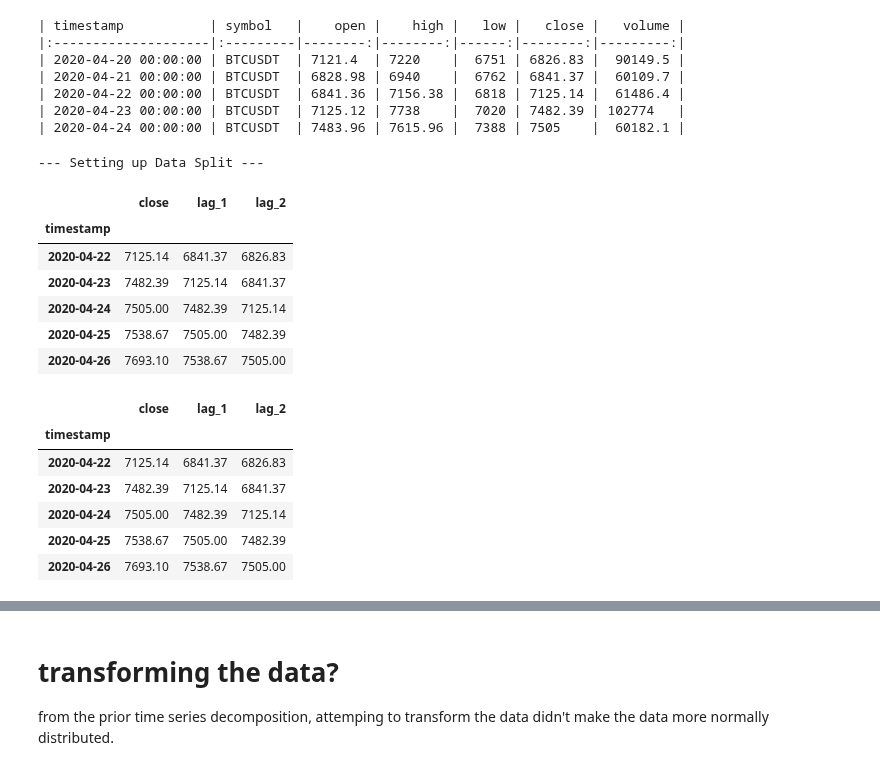
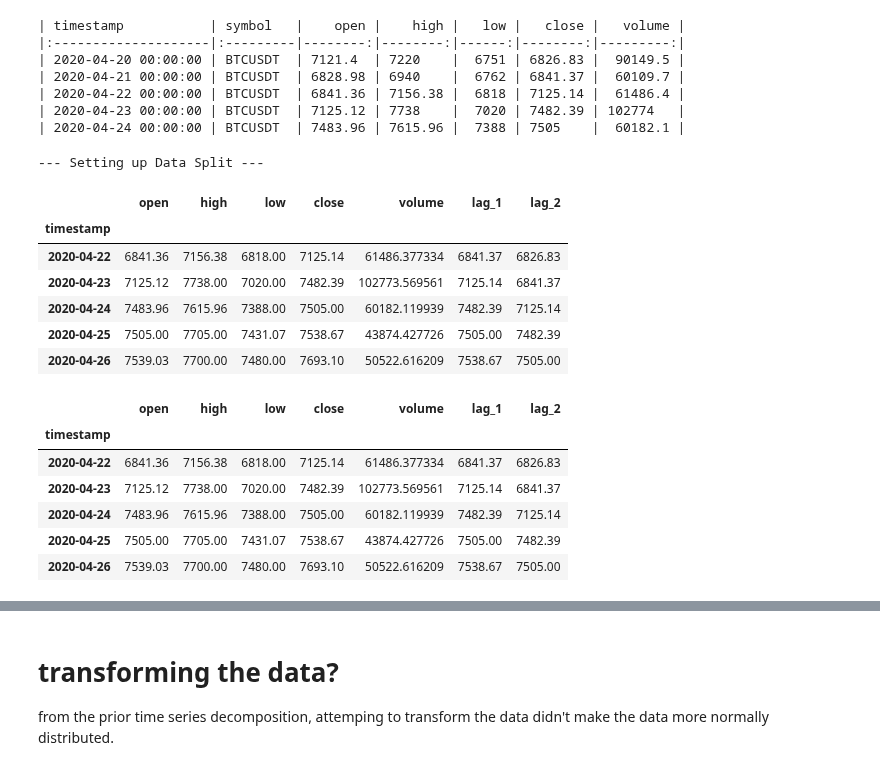
Before and after one commit to RalleyD/COM724_AE2, a Jupyter notebook: notebooks/xgboost-time-series.ipynb, the cells around one changed output, grey strips where cells are left out. Drawn from its saved outputs; the diff is of its cells as text; code cells hidden in the pictures.

```diff
--- a/notebooks/xgboost-time-series.ipynb
+++ b/notebooks/xgboost-time-series.ipynb
@@ -15,33 +15,33 @@ print(btc_5y_df.head().to_markdown())
 | 2020-04-24 00:00:00 | BTCUSDT  | 7483.96 | 7615.96 |  7388 | 7505    |  60182.1 |
 # %%
 # close prices
-btc_5y_close_df = btc_5y_df.loc[:, 'close']
+btc_5y_close_df = btc_5y_df.drop("symbol", axis=1) #.loc[:, 'close']
 
 print("\n--- Setting up Data Split ---")
 
 # Ensure data is sorted by time
-btc_5y_close_df = btc_5y_close_df.sort_index()
-btc_5y_close_df = btc_5y_close_df.to_frame()
+# btc_5y_close_df = btc_5y_close_df.sort_index()
+# btc_5y_close_df = btc_5y_close_df.to_frame()
 
 # Create lag features
 for lag in range(1, 3):  # Lags from 1 to 2 days
     btc_5y_close_df[f'lag_{lag}'] = btc_5y_close_df['close'].shift(lag)
 
 # Drop NaN values caused by lagging
 btc_5y_close_df = btc_5y_close_df.dropna()
 
 # Restore the 'close' column name
 # btc_5y_close_df = btc_5y_close_df.rename(columns={'close': 'close'})
 btc_5y_close_df.head()
 # %% [output]
 --- Setting up Data Split ---
-|  | close | lag_1 | lag_2 |
-| timestamp |  |  |  |
-| 2020-04-22 | 7125.14 | 6841.37 | 6826.83 |
-| 2020-04-23 | 7482.39 | 7125.14 | 6841.37 |
-| 2020-04-24 | 7505.00 | 7482.39 | 7125.14 |
-| 2020-04-25 | 7538.67 | 7505.00 | 7482.39 |
-| 2020-04-26 | 7693.10 | 7538.67 | 7505.00 |
+|  | open | high | low | close | volume | lag_1 | lag_2 |
+| timestamp |  |  |  |  |  |  |  |
+| 2020-04-22 | 6841.36 | 7156.38 | 6818.00 | 7125.14 | 61486.377334 | 6841.37 | 6826.83 |
+| 2020-04-23 | 7125.12 | 7738.00 | 7020.00 | 7482.39 | 102773.569561 | 7125.14 | 6841.37 |
+| 2020-04-24 | 7483.96 | 7615.96 | 7388.00 | 7505.00 | 60182.119939 | 7482.39 | 7125.14 |
+| 2020-04-25 | 7505.00 | 7705.00 | 7431.07 | 7538.67 | 43874.427726 | 7505.00 | 7482.39 |
+| 2020-04-26 | 7539.03 | 7700.00 | 7480.00 | 7693.10 | 50522.616209 | 7538.67 | 7505.00 |
 # %%
 # Train-Test Split (last 365 days as test set)
 split_date = btc_5y_close_df.index[-30]
@@ -50,13 +50,13 @@ btc_test = btc_5y_close_df.loc[btc_5y_close_df.index > split_date].copy()
 
 btc_train.head()
 # %% [output]
-|  | close | lag_1 | lag_2 |
-| timestamp |  |  |  |
-| 2020-04-22 | 7125.14 | 6841.37 | 6826.83 |
-| 2020-04-23 | 7482.39 | 7125.14 | 6841.37 |
-| 2020-04-24 | 7505.00 | 7482.39 | 7125.14 |
-| 2020-04-25 | 7538.67 | 7505.00 | 7482.39 |
-| 2020-04-26 | 7693.10 | 7538.67 | 7505.00 |
+|  | open | high | low | close | volume | lag_1 | lag_2 |
+| timestamp |  |  |  |  |  |  |  |
+| 2020-04-22 | 6841.36 | 7156.38 | 6818.00 | 7125.14 | 61486.377334 | 6841.37 | 6826.83 |
+| 2020-04-23 | 7125.12 | 7738.00 | 7020.00 | 7482.39 | 102773.569561 | 7125.14 | 6841.37 |
+| 2020-04-24 | 7483.96 | 7615.96 | 7388.00 | 7505.00 | 60182.119939 | 7482.39 | 7125.14 |
+| 2020-04-25 | 7505.00 | 7705.00 | 7431.07 | 7538.67 | 43874.427726 | 7505.00 | 7482.39 |
+| 2020-04-26 | 7539.03 | 7700.00 | 7480.00 | 7693.10 | 50522.616209 | 7538.67 | 7505.00 |
 # %%
 import pandas as pd
 from pycaret.regression import *
```
Also changed, not shown: parts of 19 cells of this notebook.
